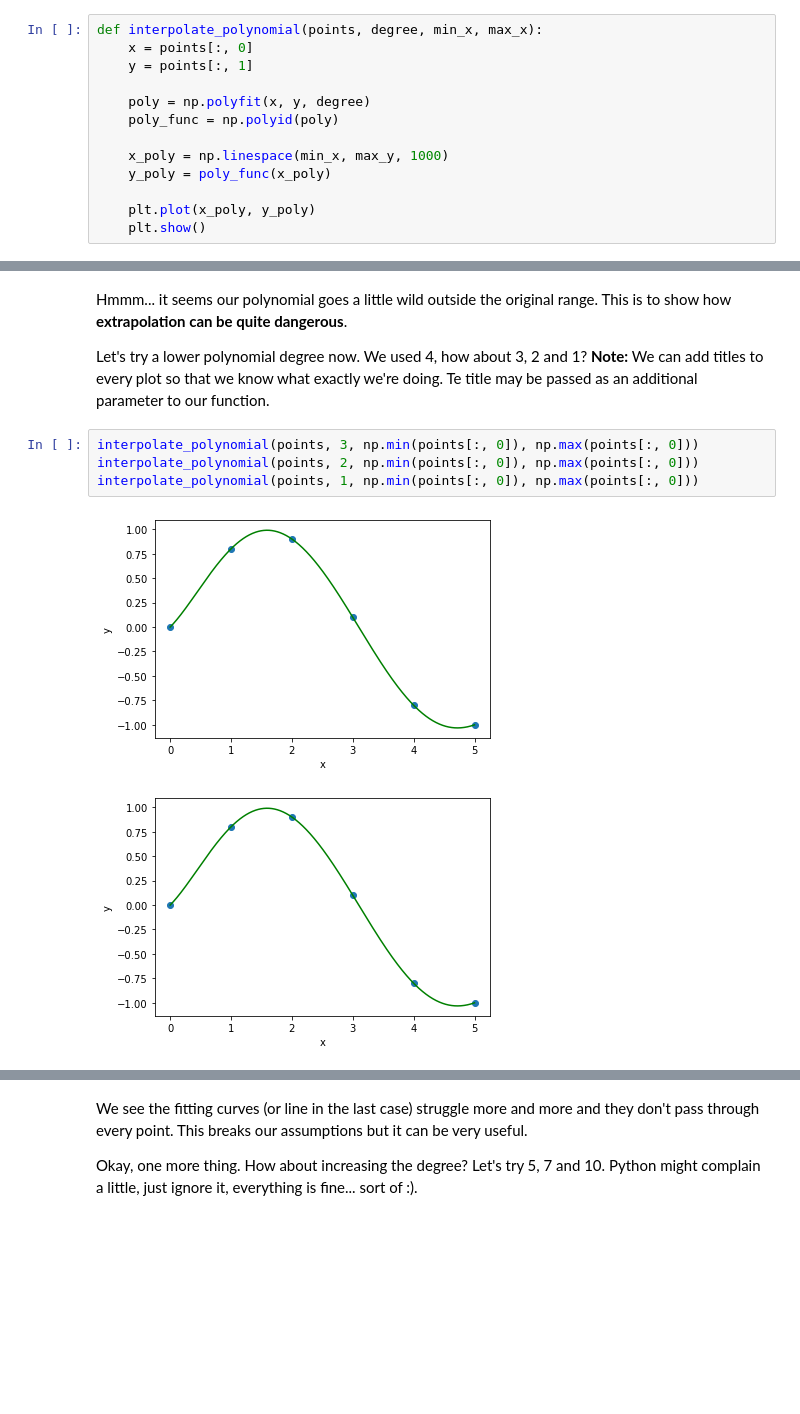
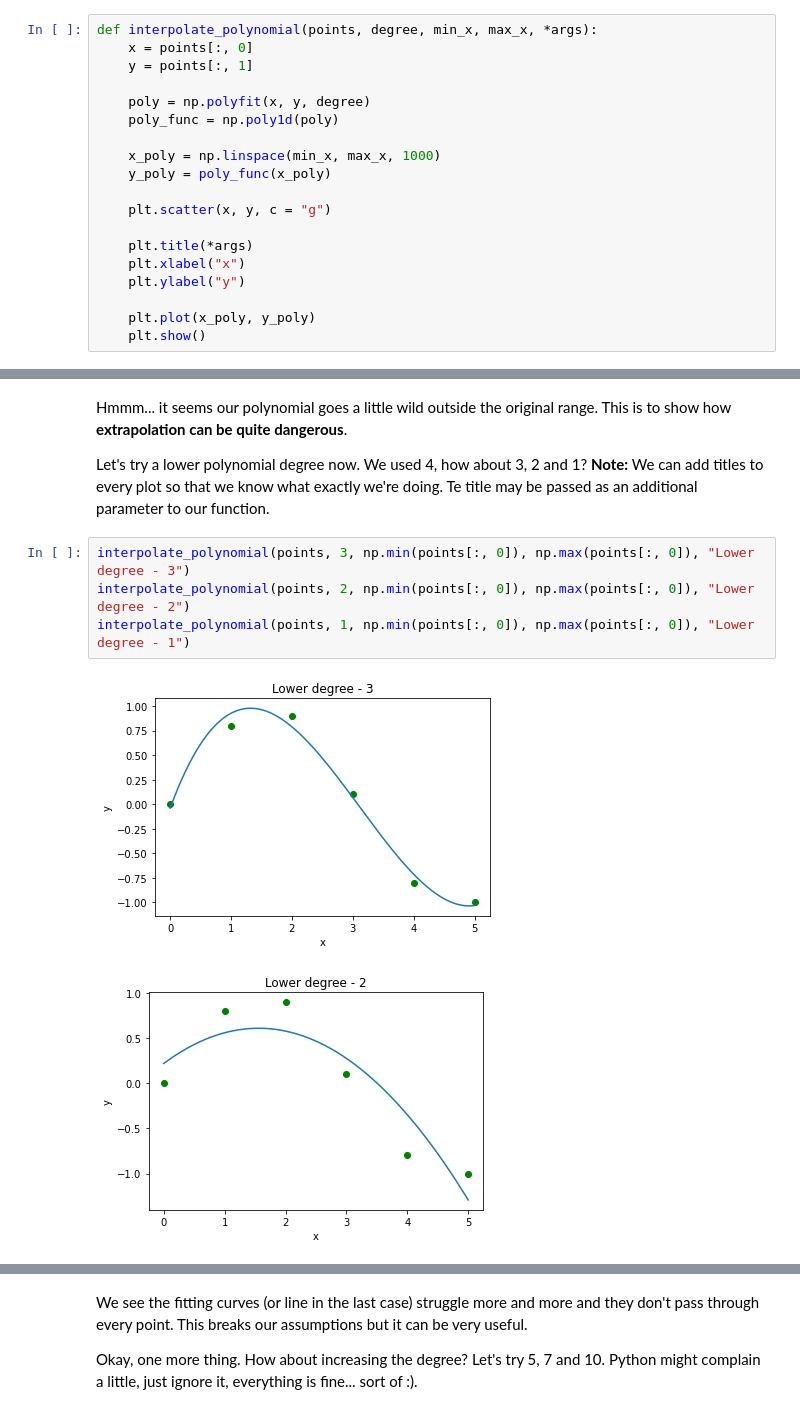
Before and after one commit to kalinpetrovbg/SoftUni-Machine-Learning, a Jupyter notebook: Math Concepts/02. Basic Algebra/Basic Algebra Exercise.ipynb, the cells around one changed output, grey strips where cells are left out. Cells and saved outputs as stored; diff of their text form; blank space fills up the shorter version.

```diff
--- a/Math Concepts/02. Basic Algebra/Basic Algebra Exercise.ipynb
+++ b/Math Concepts/02. Basic Algebra/Basic Algebra Exercise.ipynb
@@ -76,15 +77,21 @@ plot_points(points)
 # %% [output]
 [figure]
 # %%
-def interpolate_polynomial(points, degree, min_x, max_x):
+def interpolate_polynomial(points, degree, min_x, max_x, *args):
     x = points[:, 0]
     y = points[:, 1]
 
     poly = np.polyfit(x, y, degree)
-    poly_func = np.polyid(poly)
+    poly_func = np.poly1d(poly)
 
-    x_poly = np.linespace(min_x, max_y, 1000)
+    x_poly = np.linspace(min_x, max_x, 1000)
     y_poly = poly_func(x_poly)
+
+    plt.scatter(x, y, c = "g")
+
+    plt.title(*args)
+    plt.xlabel("x")
+    plt.ylabel("y")
 
     plt.plot(x_poly, y_poly)
     plt.show()
@@ -104,9 +111,9 @@ Hmmm... it seems our polynomial goes a little wild outside the original range. T
 Let's try a lower polynomial degree now. We used 4, how about 3, 2 and 1?
 **Note:** We can add titles to every plot so that we know what exactly we're doing. Te title may be passed as an additional parameter to our function.
 # %%
-interpolate_polynomial(points, 3, np.min(points[:, 0]), np.max(points[:, 0]))
-interpolate_polynomial(points, 2, np.min(points[:, 0]), np.max(points[:, 0]))
-interpolate_polynomial(points, 1, np.min(points[:, 0]), np.max(points[:, 0]))
+interpolate_polynomial(points, 3, np.min(points[:, 0]), np.max(points[:, 0]), "Lower degree - 3")
+interpolate_polynomial(points, 2, np.min(points[:, 0]), np.max(points[:, 0]), "Lower degree - 2")
+interpolate_polynomial(points, 1, np.min(points[:, 0]), np.max(points[:, 0]), "Lower degree - 1")
 # %% [output]
-[figure, old version]
+[figure, new version]
-[figure, old version]
+[figure, new version]
```
Also changed, not shown: parts of 30 cells of this notebook.
